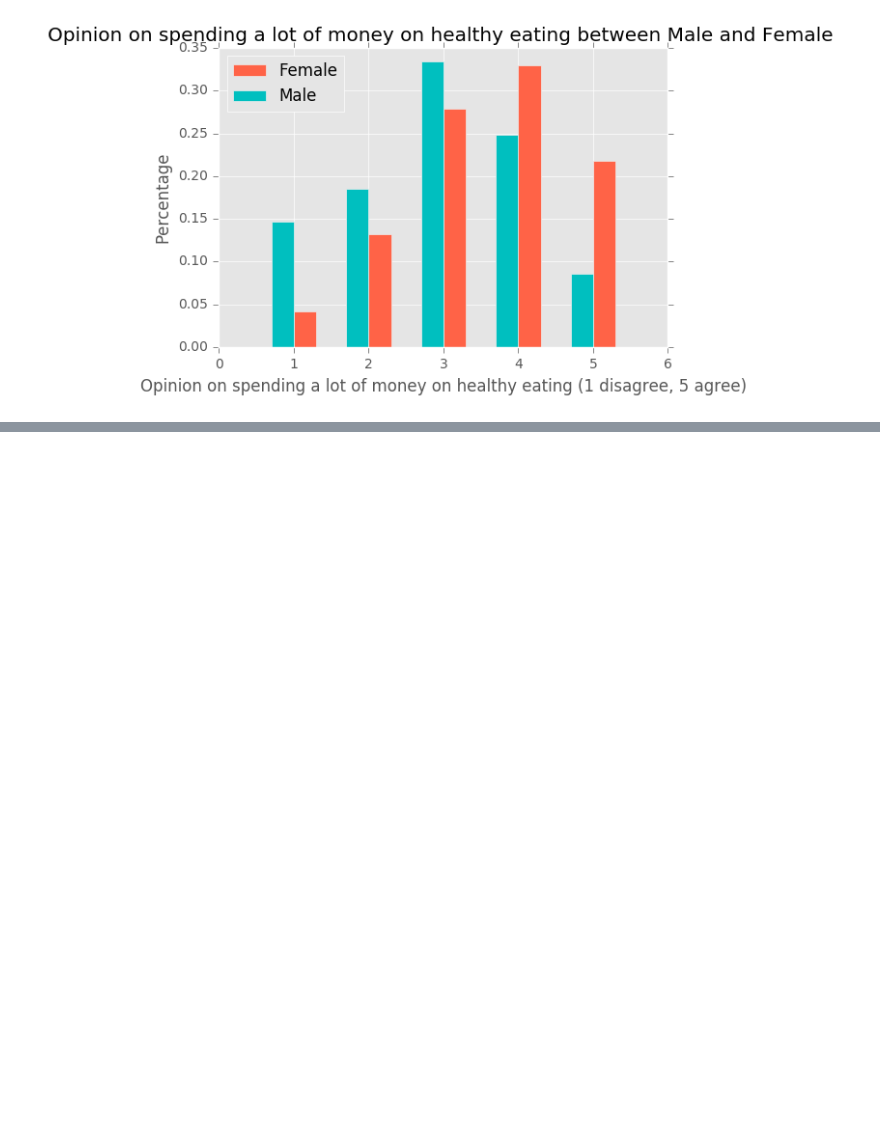
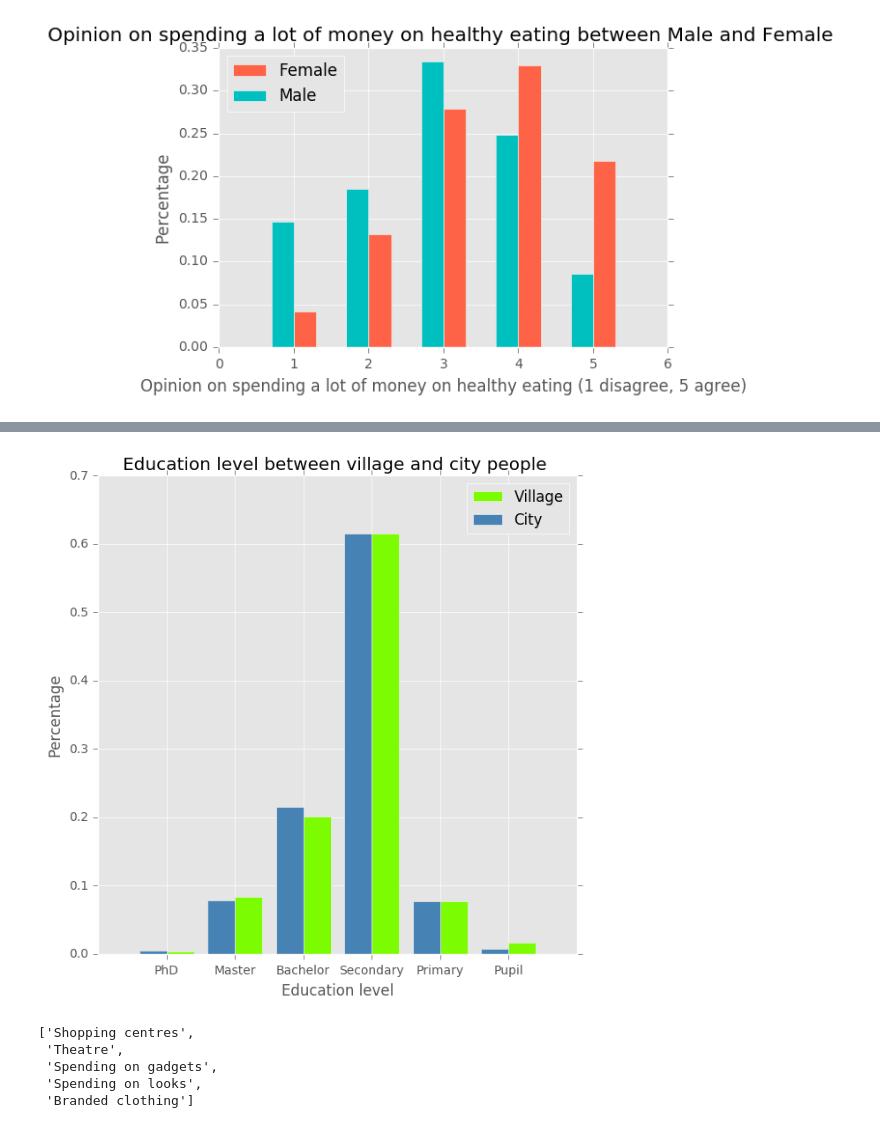
Before and after one commit to ehkhong/sta-141b-proj, a Jupyter notebook: Calculated2.py.ipynb, the cells around one changed output, grey strips where cells are left out. Drawn from its saved outputs; the diff is of its cells as text; code cells hidden in the pictures; blank space fills up the shorter version.

```diff
--- a/Calculated2.py.ipynb
+++ b/Calculated2.py.ipynb
@@ -600,0 +634,15 @@ plt.show()
+# %%
+bar_width = 0.4
+bar_locations = np.array([4,3,2,5,6,1])
+# %%
+plt.figure(figsize=(7,7))
+plt.bar(bar_locations, v_data['Education'].value_counts()/float(len(v_data['Education'])), bar_width, color = 'lawngreen')
+plt.bar(bar_locations - bar_width, c_data['Education'].value_counts()/float(len(c_data['Education'])), bar_width, color='steelblue')
+plt.xticks(bar_locations, ['Secondary', 'Bachelor','Master','Primary','Pupil','PhD'])
+plt.legend(["Village", "City"], loc = 'upper right')
+plt.xlabel('Education level')
+plt.ylabel('Percentage')
+plt.title('Education level between village and city people ')
+plt.show()
+# %% [output]
+[figure, added]
@@ -600,0 +654,8 @@ plt.show()
+# %%
+vc_col
+# %% [output]
+['Shopping centres',
+ 'Theatre',
+ 'Spending on gadgets',
+ 'Spending on looks',
+ 'Branded clothing']
```
Also changed, not shown: parts of 18 cells of this notebook.
